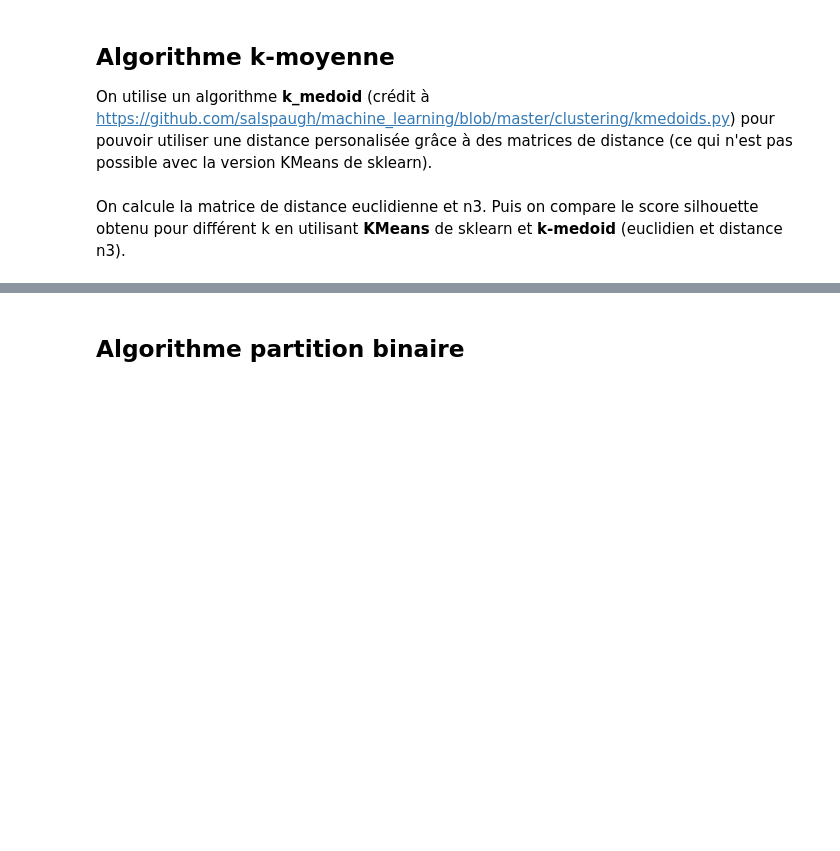
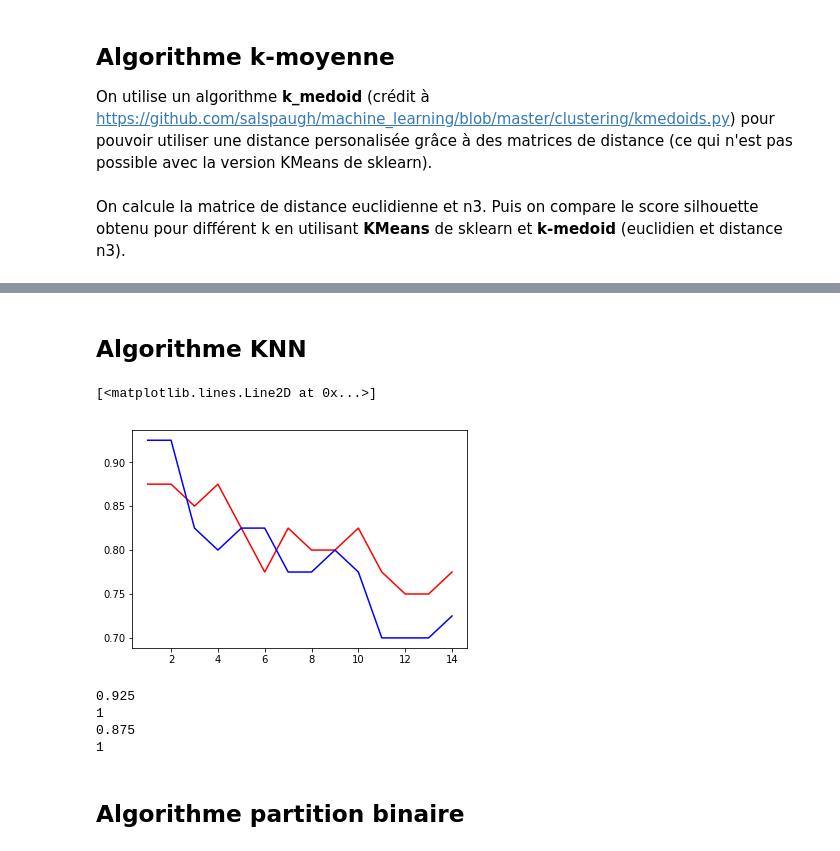
Before and after one commit to tommy127127/TP1-Sciences-des-donn-es, a Jupyter notebook: Travail 1 IFT3700.ipynb, the cells around one changed output, grey strips where cells are left out. Saved outputs shown, nothing was run; the diff lists cells and outputs as text; code cells hidden in the pictures; blank space fills up the shorter version.

```diff
--- a/Travail 1 IFT3700.ipynb
+++ b/Travail 1 IFT3700.ipynb
@@ -179,3 +179,40 @@ Text(0.5,1,'Score silhouette en fonction de k')
+# %% [markdown]
+## Algorithme KNN
+# %%
+from sklearn import neighbors
+from sklearn.model_selection import train_test_split
+
+x__train = x_train[0:200]
+y__train = y_train[0:200]
+
+X_train, X_test, Y_train, Y_test = train_test_split(x__train, y__train, test_size=0.2, stratify=y__train, random_state=0)
+
+score_n3 = []
+score_val = []
+for k in np.arange(1, 15):
+    clf = neighbors.KNeighborsClassifier(n_neighbors=k)
+    clf.fit(X_train, Y_train)
+    score_val.append(clf.score(X_test, Y_test))
+
+    clf_n3 = neighbors.KNeighborsClassifier(n_neighbors=k, metric = metric_n3)
+    clf_n3.fit(X_train, Y_train)
+    score_n3.append(clf_n3.score(X_test, Y_test))
+
+plt.plot(np.arange(1, 15), score_n3, color='red')
+plt.plot(np.arange(1, 15), score_val, color='blue')
+# %% [output]
+[<matplotlib.lines.Line2D at 0x...>]
+[figure, added]
+# %%
+print(np.max(score_val))
+print(np.argmax(score_val)+1)
+print(np.max(score_n3))
+print(np.argmax(score_n3)+1)
+# %% [output]
+0.925
+1
+0.875
+1
 # %% [markdown]
 ## Algorithme partition binaire
 # %%
```
Also changed, not shown: parts of 3 cells of this notebook.
